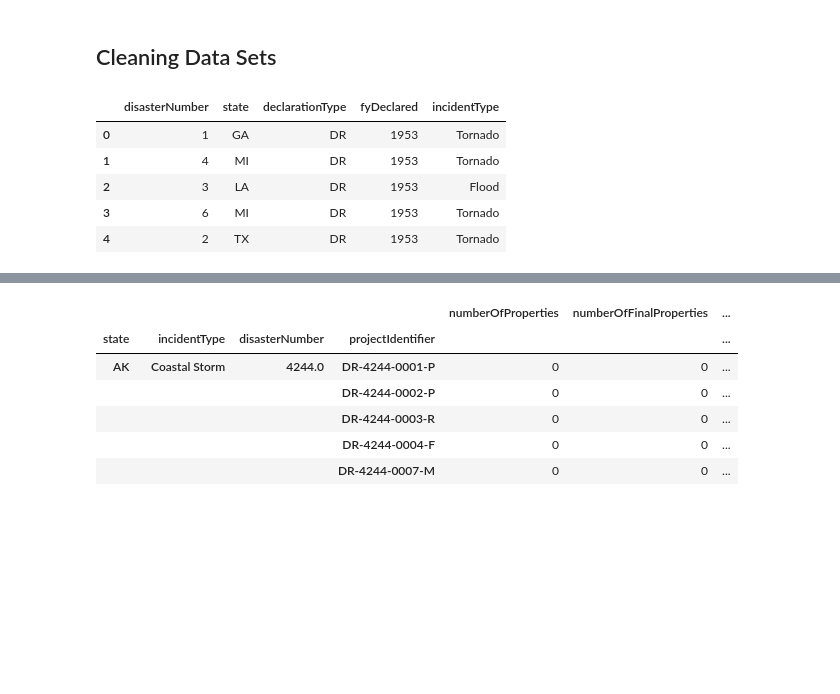
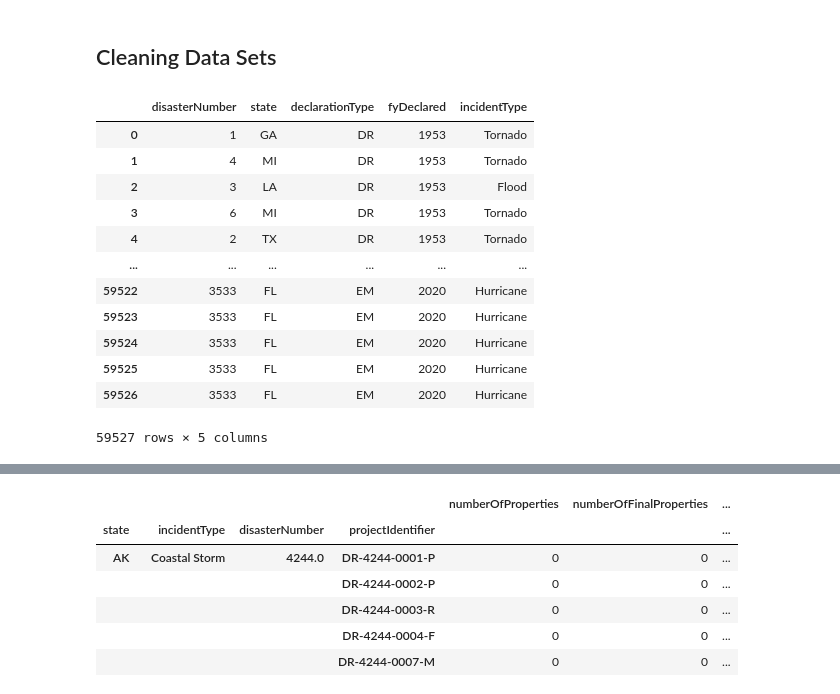
Before and after one commit to anPerger/project-1, a Jupyter notebook: Cleaning Data.ipynb, the cells around one changed output, grey strips where cells are left out. Drawn from its saved outputs; the diff is of its cells as text; code cells hidden in the pictures; blank space fills up the shorter version.

```diff
--- a/Cleaning Data.ipynb
+++ b/Cleaning Data.ipynb
@@ -14,17 +14,26 @@ from scipy.stats import linregress
 #Hazard Mitigation Assistance Projects - disasterNumber, projectType, numberOfProperties, numberOfFinalProperties, projectAmount, federalShareObligated, benefitCostRatio, netValueBenefits
 #Hazard Mitigation Grant Program Disaster Summaries - disasterNumber and obligatedTotalAmount
 # %%
-#Disaster Decloration Summaries - disasterNumber, state, declarationType, fyDeclared, incidentType,
+#Disaster Decloration Summaries - disasterNumber, state, declarationType, fyDeclared, incidentType
 disaster_sum = pd.read_csv('DisasterDeclarationsSummaries.csv')
 disaster_sum_clean = disaster_sum[['disasterNumber', 'state', 'declarationType', 'fyDeclared', 'incidentType']]
-disaster_sum_clean.head()
+#FEMA Disaster Declarations Summary is a summarized dataset describing all federally declared disasters, beginning with the first disaster declaration in 1953
+#for more information: https://www.fema.gov/openfema-data-page/disaster-declarations-summaries-v2
+disaster_sum_clean
 # %% [output]
 |  | disasterNumber | state | declarationType | fyDeclared | incidentType |
 | 0 | 1 | GA | DR | 1953 | Tornado |
 | 1 | 4 | MI | DR | 1953 | Tornado |
 | 2 | 3 | LA | DR | 1953 | Flood |
 | 3 | 6 | MI | DR | 1953 | Tornado |
 | 4 | 2 | TX | DR | 1953 | Tornado |
+| ... | ... | ... | ... | ... | ... |
+| 59522 | 3533 | FL | EM | 2020 | Hurricane |
+| 59523 | 3533 | FL | EM | 2020 | Hurricane |
+| 59524 | 3533 | FL | EM | 2020 | Hurricane |
+| 59525 | 3533 | FL | EM | 2020 | Hurricane |
+| 59526 | 3533 | FL | EM | 2020 | Hurricane |
+59527 rows × 5 columns
 # %%
 #Hazard Mitigation Assistance Projects - disasterNumber, projectType, numberOfProperties, numberOfFinalProperties, projectAmount, federalShareObligated, benefitCostRatio, netValueBenefits
 haz_project = pd.read_csv('HazardMitigationAssistanceProjects.csv')
```
Also changed, not shown: parts of 16 cells of this notebook.
